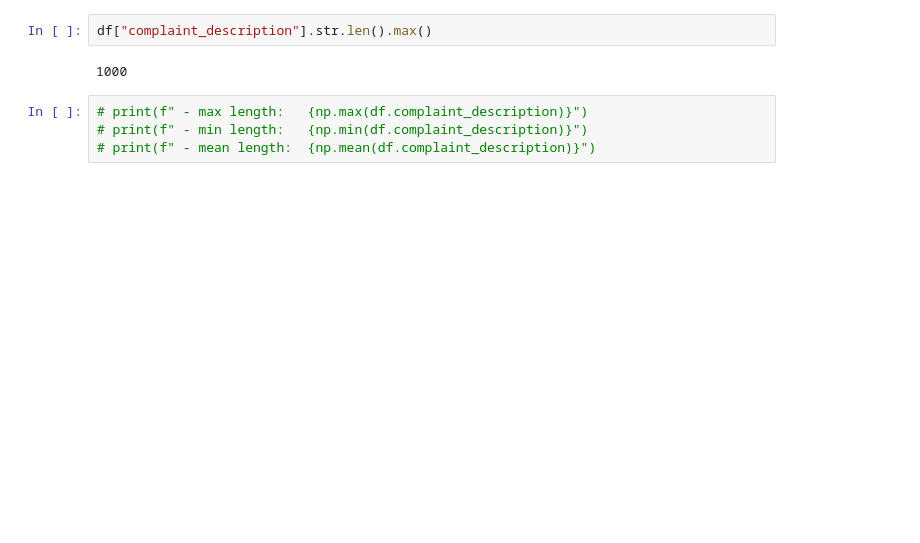
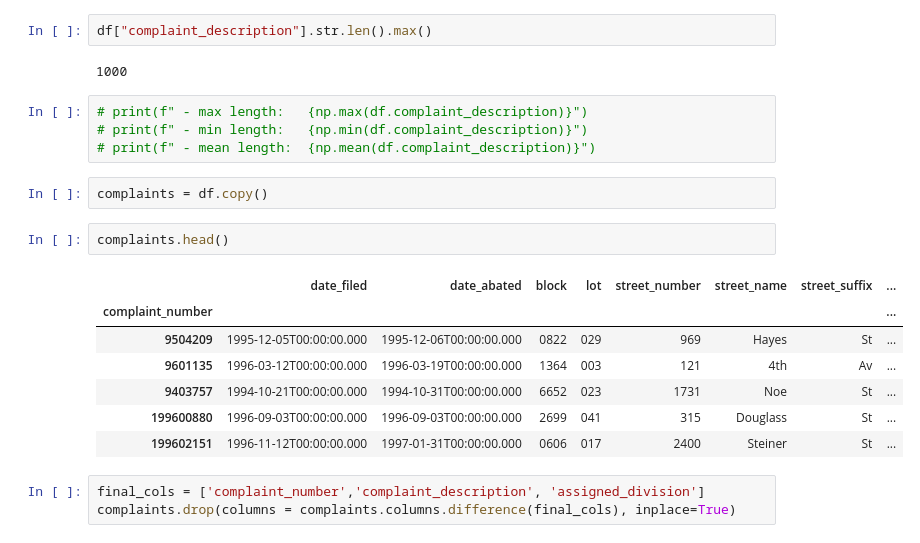
Before and after one commit to wct432/sf_building_complaints, a Jupyter notebook: notebooks/exploratory_notebook.ipynb, the cells around one changed output. Saved outputs shown, nothing was run; the diff lists cells and outputs as text; blank space fills up the shorter version.

```diff
--- a/notebooks/exploratory_notebook.ipynb
+++ b/notebooks/exploratory_notebook.ipynb
@@ -198,3 +231,18 @@ df["complaint_description"].str.len().max()
 # print(f" - max length:   {np.max(df.complaint_description)}")
 # print(f" - min length:   {np.min(df.complaint_description)}")
 # print(f" - mean length:  {np.mean(df.complaint_description)}")
+# %%
+complaints = df.copy()
+# %%
+complaints.head()
+# %% [output]
+|  | date_filed | date_abated | block | lot | street_number | street_name | street_suffix | ... |
+| complaint_number |  |  |  |  |  |  |  | ... |
+| 9504209 | 1995-12-05T00:00:00.000 | 1995-12-06T00:00:00.000 | 0822 | 029 | 969 | Hayes | St | ... |
+| 9601135 | 1996-03-12T00:00:00.000 | 1996-03-19T00:00:00.000 | 1364 | 003 | 121 | 4th | Av | ... |
+| 9403757 | 1994-10-21T00:00:00.000 | 1994-10-31T00:00:00.000 | 6652 | 023 | 1731 | Noe | St | ... |
+| 199600880 | 1996-09-03T00:00:00.000 | 1996-09-03T00:00:00.000 | 2699 | 041 | 315 | Douglass | St | ... |
+| 199602151 | 1996-11-12T00:00:00.000 | 1997-01-31T00:00:00.000 | 0606 | 017 | 2400 | Steiner | St | ... |
+# %%
+final_cols = ['complaint_number','complaint_description', 'assigned_division']
+complaints.drop(columns = complaints.columns.difference(final_cols), inplace=True)
```
Also changed, not shown: parts of 8 cells of this notebook, 2 other files.
